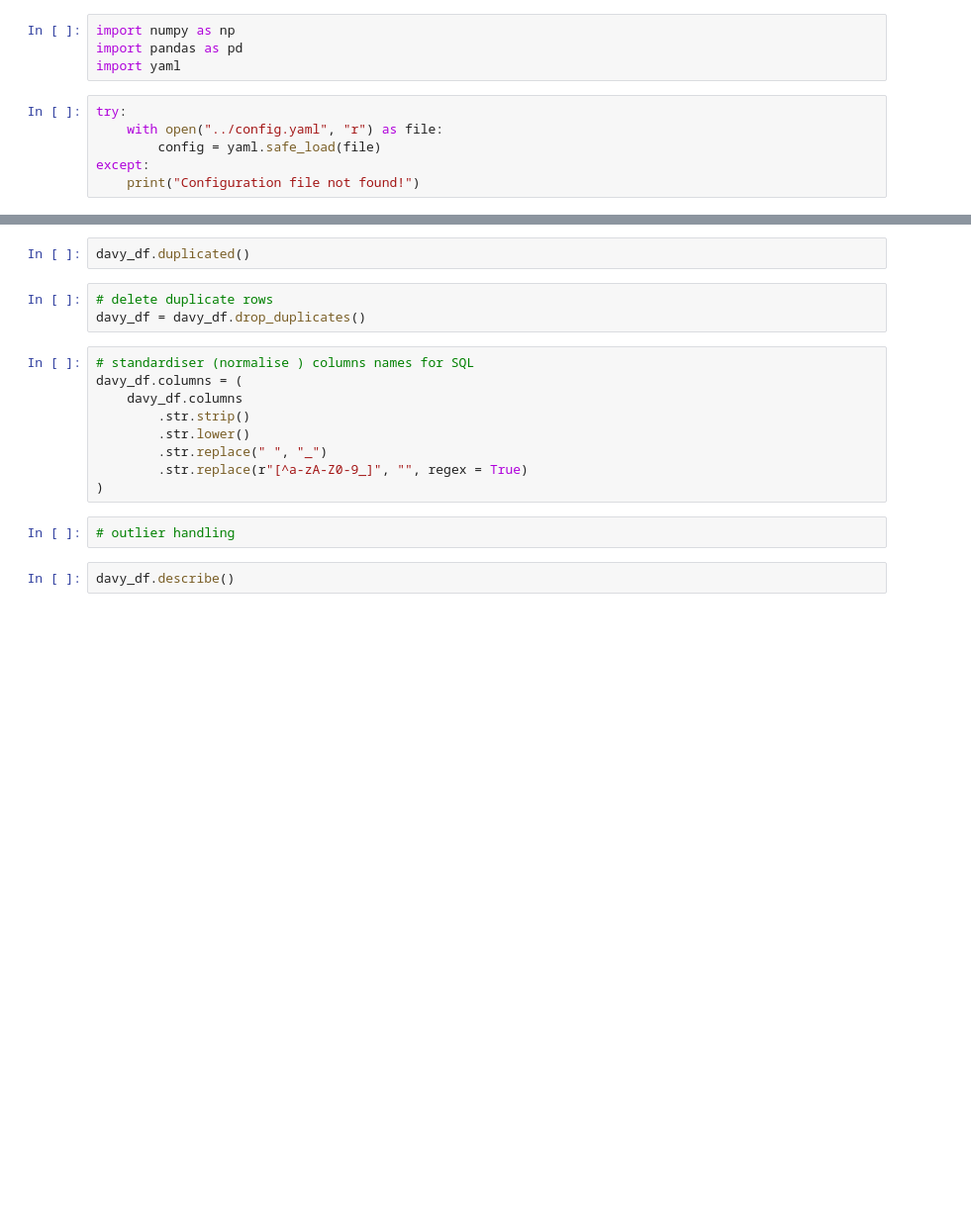
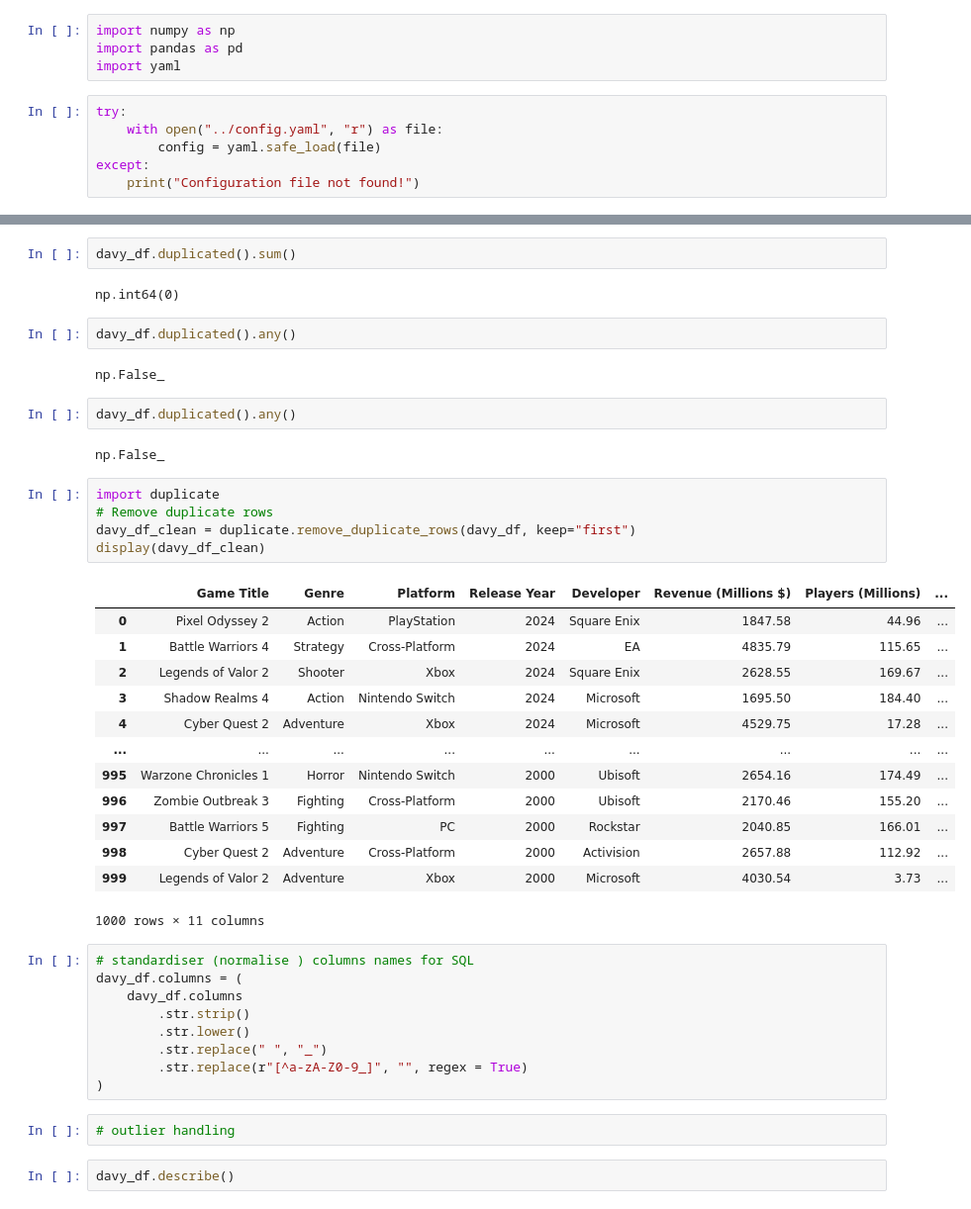
Before and after one commit to tomapasta/first_project, a Jupyter notebook: notebooks/Clean_data_Davy.ipynb, the cells around one changed output, grey strips where cells are left out. Shown at 99% size. Drawn from its saved outputs; the diff is of its cells as text; blank space fills up the shorter version.

```diff
--- a/notebooks/Clean_data_Davy.ipynb
+++ b/notebooks/Clean_data_Davy.ipynb
@@ -17,8 +50,34 @@ davy_df.info()
 # %%
-davy_df.duplicated()
+davy_df.duplicated().sum()
+# %% [output]
+np.int64(0)
+# %%
+davy_df.duplicated().any()
+# %% [output]
+np.False_
+# %%
+davy_df.duplicated().any()
+# %% [output]
+np.False_
 # %%
-# delete duplicate rows
-davy_df = davy_df.drop_duplicates()
+import duplicate
+# Remove duplicate rows
+davy_df_clean = duplicate.remove_duplicate_rows(davy_df, keep="first")
+display(davy_df_clean)
+# %% [output]
+|  | Game Title | Genre | Platform | Release Year | Developer | Revenue (Millions $) | Players (Millions) | ... |
+| 0 | Pixel Odyssey 2 | Action | PlayStation | 2024 | Square Enix | 1847.58 | 44.96 | ... |
+| 1 | Battle Warriors 4 | Strategy | Cross-Platform | 2024 | EA | 4835.79 | 115.65 | ... |
+| 2 | Legends of Valor 2 | Shooter | Xbox | 2024 | Square Enix | 2628.55 | 169.67 | ... |
+| 3 | Shadow Realms 4 | Action | Nintendo Switch | 2024 | Microsoft | 1695.50 | 184.40 | ... |
+| 4 | Cyber Quest 2 | Adventure | Xbox | 2024 | Microsoft | 4529.75 | 17.28 | ... |
+| ... | ... | ... | ... | ... | ... | ... | ... | ... |
+| 995 | Warzone Chronicles 1 | Horror | Nintendo Switch | 2000 | Ubisoft | 2654.16 | 174.49 | ... |
+| 996 | Zombie Outbreak 3 | Fighting | Cross-Platform | 2000 | Ubisoft | 2170.46 | 155.20 | ... |
+| 997 | Battle Warriors 5 | Fighting | PC | 2000 | Rockstar | 2040.85 | 166.01 | ... |
+| 998 | Cyber Quest 2 | Adventure | Cross-Platform | 2000 | Activision | 2657.88 | 112.92 | ... |
+| 999 | Legends of Valor 2 | Adventure | Xbox | 2000 | Microsoft | 4030.54 | 3.73 | ... |
+1000 rows × 11 columns
 # %%
 # standardiser (normalise ) columns names for SQL
 davy_df.columns = (
```
Also changed, not shown: parts of 8 cells of this notebook, 8 other files.
